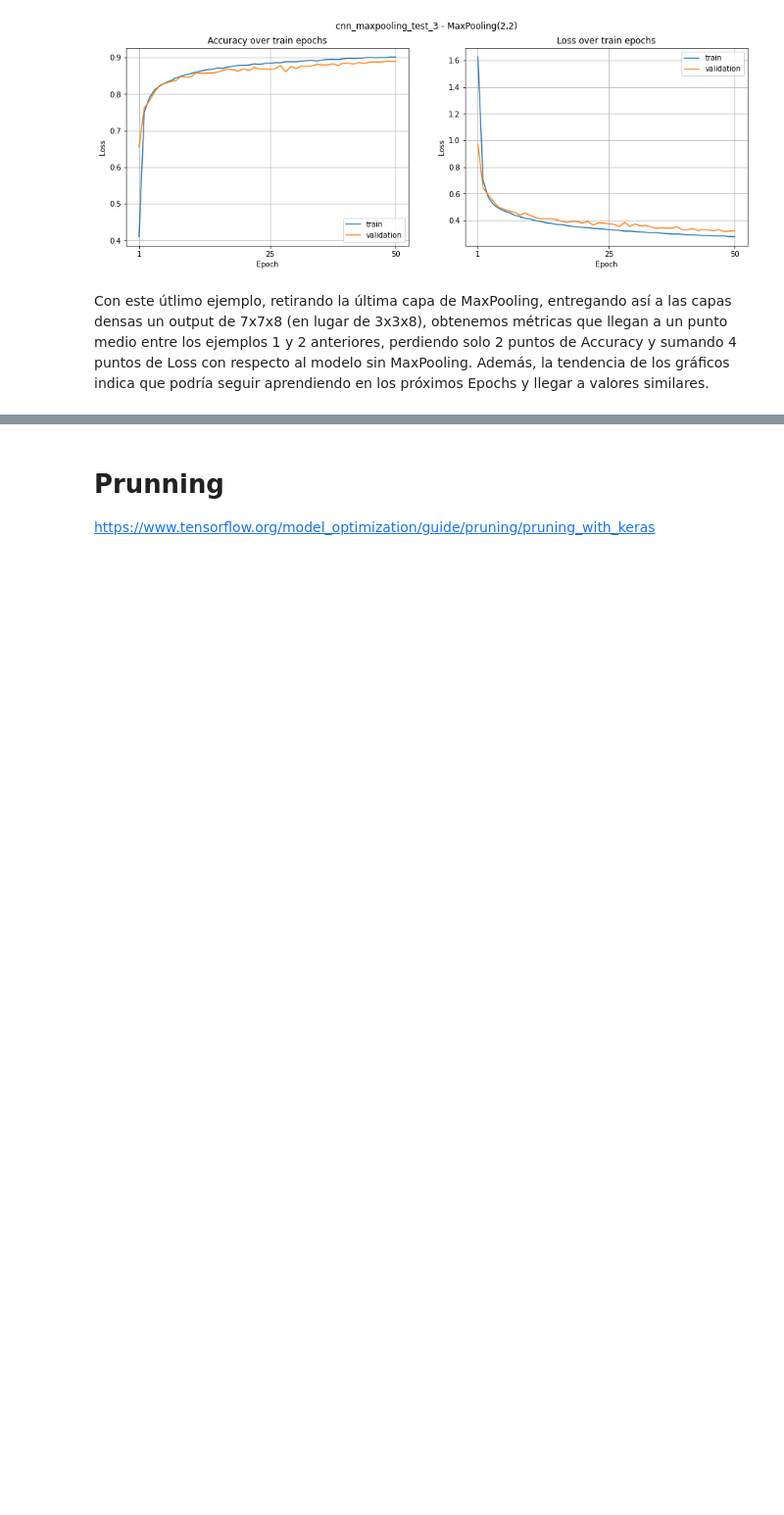
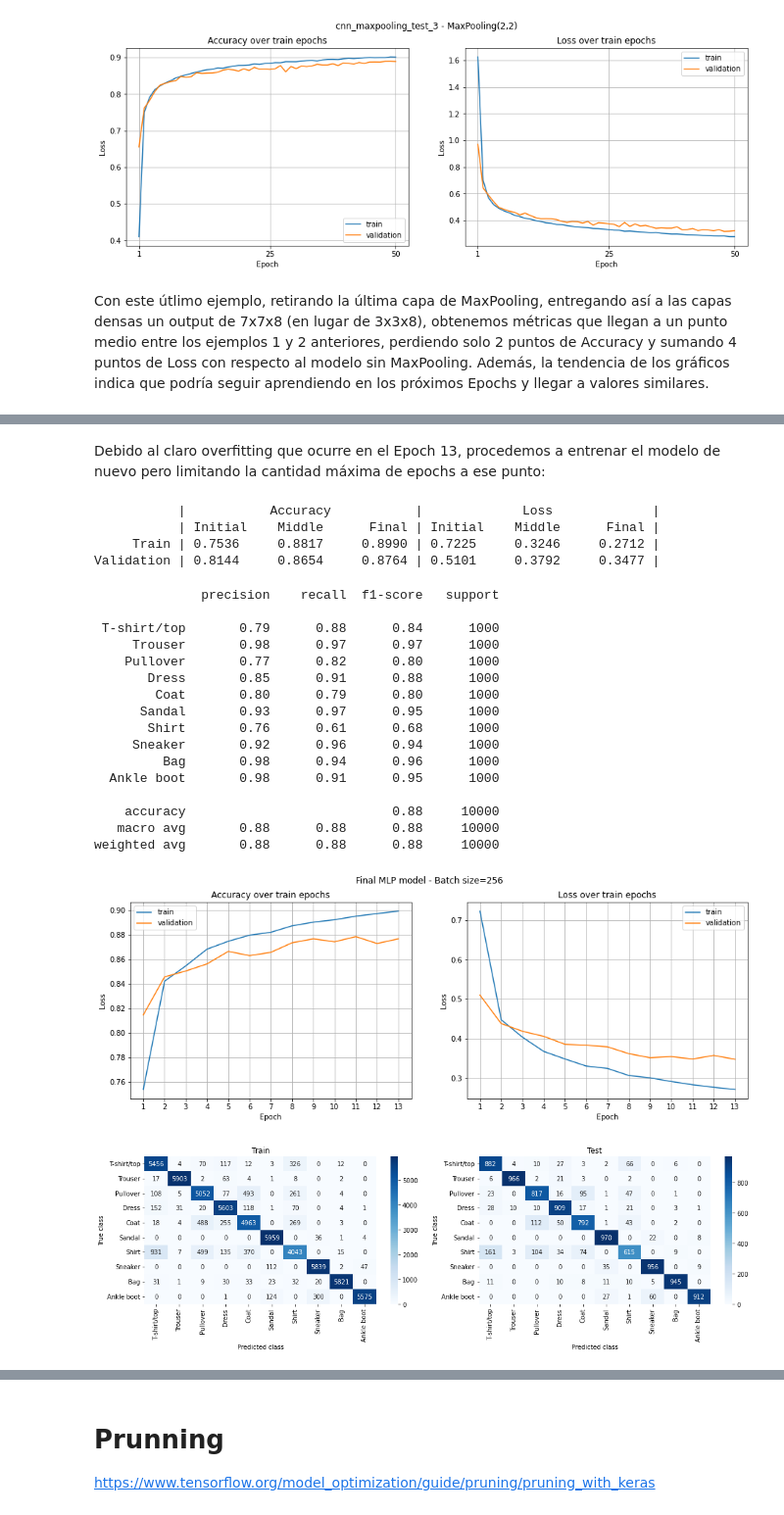
Before and after one commit to Ganymede23/UCSE-TP-ML-2022, a Jupyter notebook: tp3_fashion_mnist.ipynb, the cells around one changed output, grey strips where cells are left out. Shown at 98% size. Saved outputs shown, nothing was run; the diff lists cells and outputs as text; code cells hidden in the pictures; blank space fills up the shorter version.

Commit message:
Comparación y evaluación de modelos finales
- Finalizada comparación y evaluación de modelos finales.
- Reacomodados algunos markdowns.

```diff
--- a/tp3_fashion_mnist.ipynb
+++ b/tp3_fashion_mnist.ipynb
@@ -2731,0 +2708,36 @@ Con este útlimo ejemplo, retirando la última capa de MaxPooling, entregando as
+# %% [markdown]
+Debido al claro overfitting que ocurre en el Epoch 13, procedemos a entrenar el modelo de nuevo pero limitando la cantidad máxima de epochs a ese punto:
+# %%
+mlp_final_fit_e13 = fit_model(mlp_final, batch_size=256, epochs=13, compare=True)
+# %% [output]
+           |           Accuracy           |             Loss             |
+           | Initial    Middle      Final | Initial    Middle      Final |
+     Train | 0.7536     0.8817     0.8990 | 0.7225     0.3246     0.2712 |
+Validation | 0.8144     0.8654     0.8764 | 0.5101     0.3792     0.3477 |
+# %%
+y_pred = mlp_final.predict(X_test)
+print(classification_report(Y_test, np.argmax(y_pred, axis=1), labels=LABELS, target_names=LABELS_TEXT))
+
+plot_model(mlp_final_fit_e13, epochs=13, loss=True,
+    title="Final MLP model - Batch size=256", subtitle_1='Accuracy over train epochs', subtitle_2='Loss over train epochs')
+
+plot_cm(mlp_final, x=X_train, y=Y_train, compare_train_test=True, subtitle_1='Train', subtitle_2='Test')
+# %% [output]
+              precision    recall  f1-score   support
+
+ T-shirt/top       0.79      0.88      0.84      1000
+     Trouser       0.98      0.97      0.97      1000
+    Pullover       0.77      0.82      0.80      1000
+       Dress       0.85      0.91      0.88      1000
+        Coat       0.80      0.79      0.80      1000
+      Sandal       0.93      0.97      0.95      1000
+       Shirt       0.76      0.61      0.68      1000
+     Sneaker       0.92      0.96      0.94      1000
+         Bag       0.98      0.94      0.96      1000
+  Ankle boot       0.98      0.91      0.95      1000
+
+    accuracy                           0.88     10000
+   macro avg       0.88      0.88      0.88     10000
+weighted avg       0.88      0.88      0.88     10000
+[figure, added]
+[figure, added]
```
Also changed, not shown: parts of 29 cells of this notebook.
